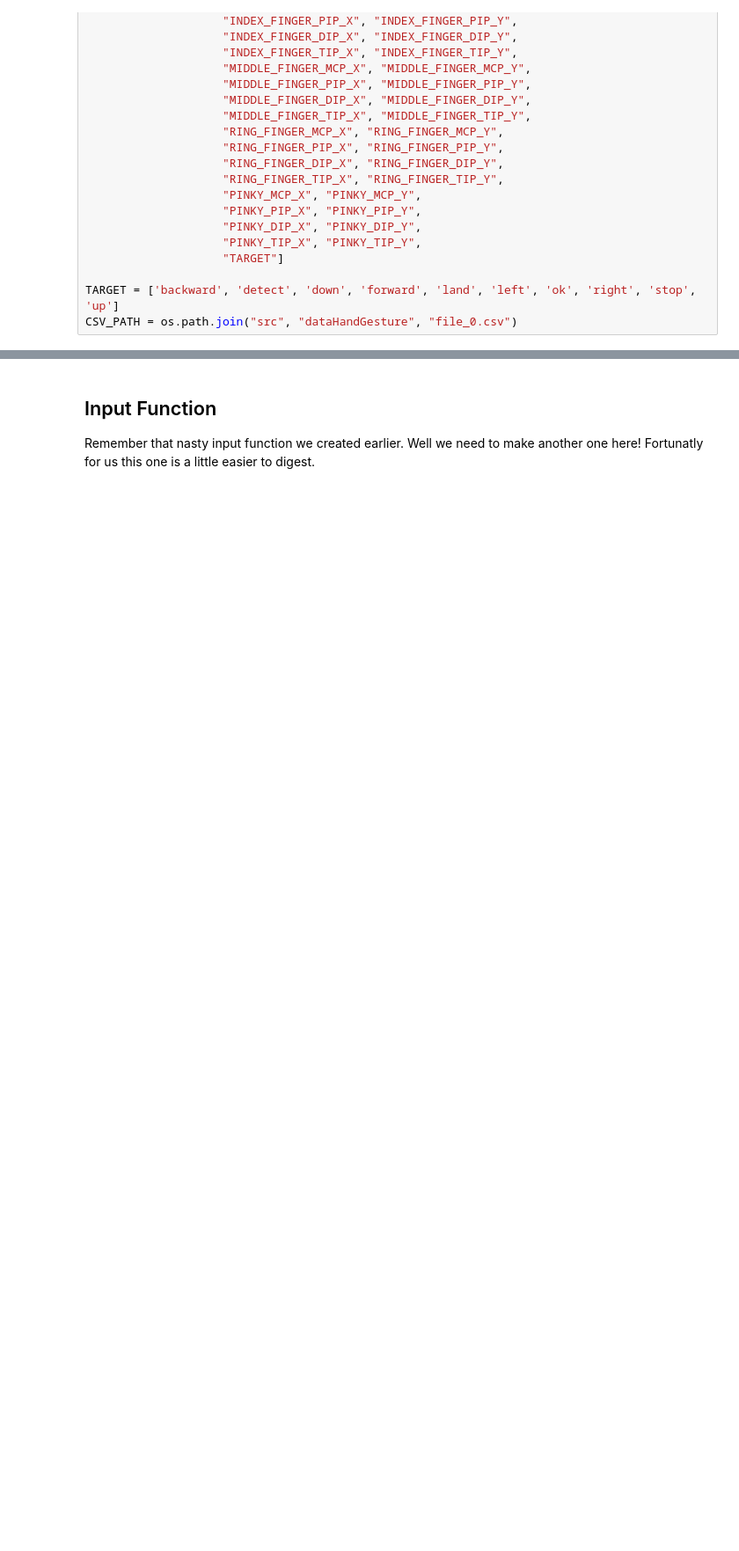
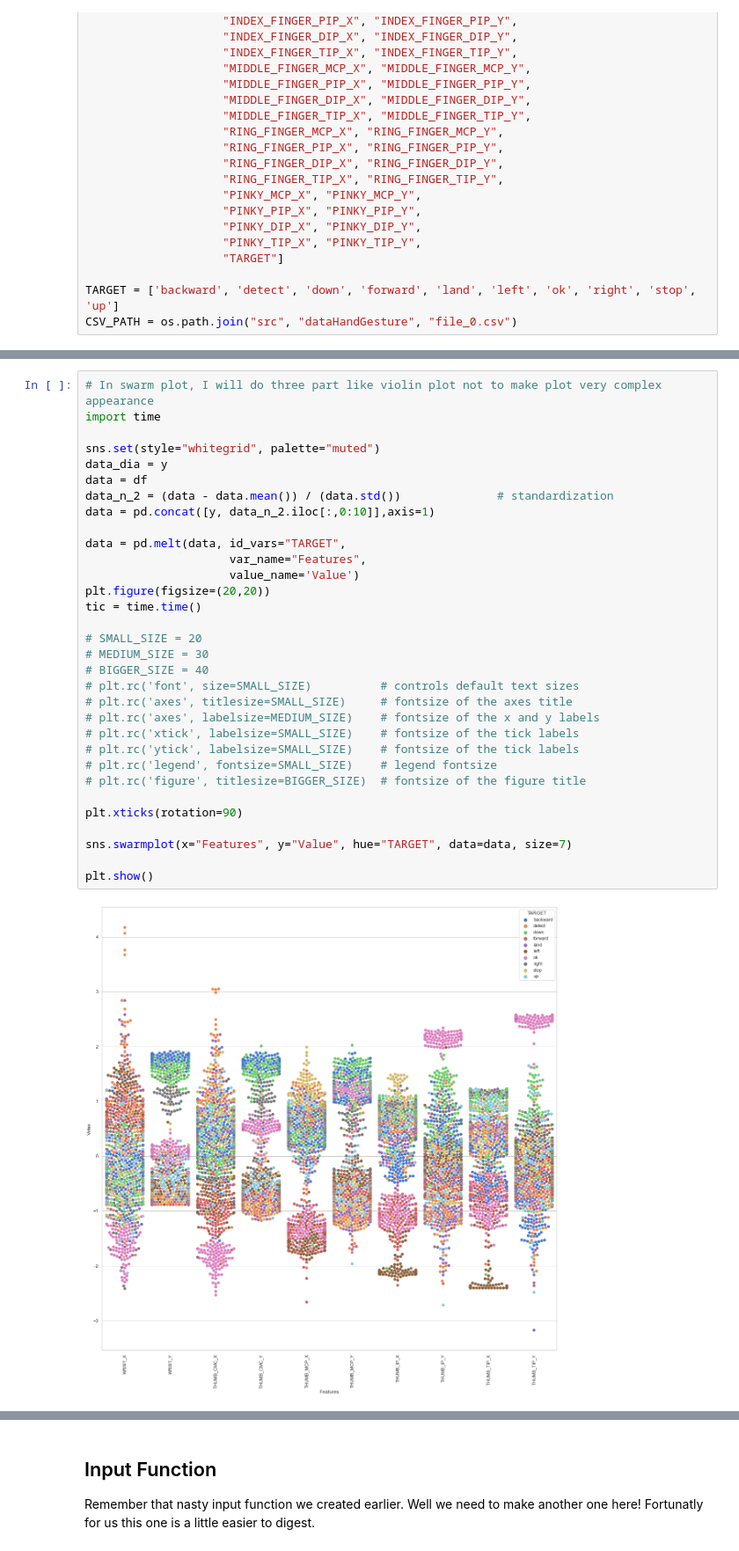
Before and after one commit to okamiRvS/Hand-Gestures-Based-Smooth-3D-Trajectories-Computation-Applied-to-Real-Time-Drone-Control, a Jupyter notebook: 3. Hand gesture recognition - Copia.ipynb, the cells around one changed output, grey strips where cells are left out. Shown at 88% size. Cells and saved outputs as stored; diff of their text form; blank space fills up the shorter version.

```diff
--- a/3. Hand gesture recognition - Copia.ipynb
+++ b/3. Hand gesture recognition - Copia.ipynb
@@ -104,0 +137,34 @@ g.map_diag(sns.kdeplot, lw=3)
+# %%
+# In swarm plot, I will do three part like violin plot not to make plot very complex appearance
+import time
+
+sns.set(style="whitegrid", palette="muted")
+data_dia = y
+data = df
+data_n_2 = (data - data.mean()) / (data.std())              # standardization
+data = pd.concat([y, data_n_2.iloc[:,0:10]],axis=1)
+
+data = pd.melt(data, id_vars="TARGET",
+                     var_name="Features",
+                     value_name='Value')
+plt.figure(figsize=(20,20))
+tic = time.time()
+
+# SMALL_SIZE = 20
+# MEDIUM_SIZE = 30
+# BIGGER_SIZE = 40
+# plt.rc('font', size=SMALL_SIZE)          # controls default text sizes
+# plt.rc('axes', titlesize=SMALL_SIZE)     # fontsize of the axes title
+# plt.rc('axes', labelsize=MEDIUM_SIZE)    # fontsize of the x and y labels
+# plt.rc('xtick', labelsize=SMALL_SIZE)    # fontsize of the tick labels
+# plt.rc('ytick', labelsize=SMALL_SIZE)    # fontsize of the tick labels
+# plt.rc('legend', fontsize=SMALL_SIZE)    # legend fontsize
+# plt.rc('figure', titlesize=BIGGER_SIZE)  # fontsize of the figure title
+
+plt.xticks(rotation=90)
+
+sns.swarmplot(x="Features", y="Value", hue="TARGET", data=data, size=7)
+
+plt.show()
+# %% [output]
+[figure, added]
```
Also changed, not shown: parts of 66 cells of this notebook, 32 other files.
